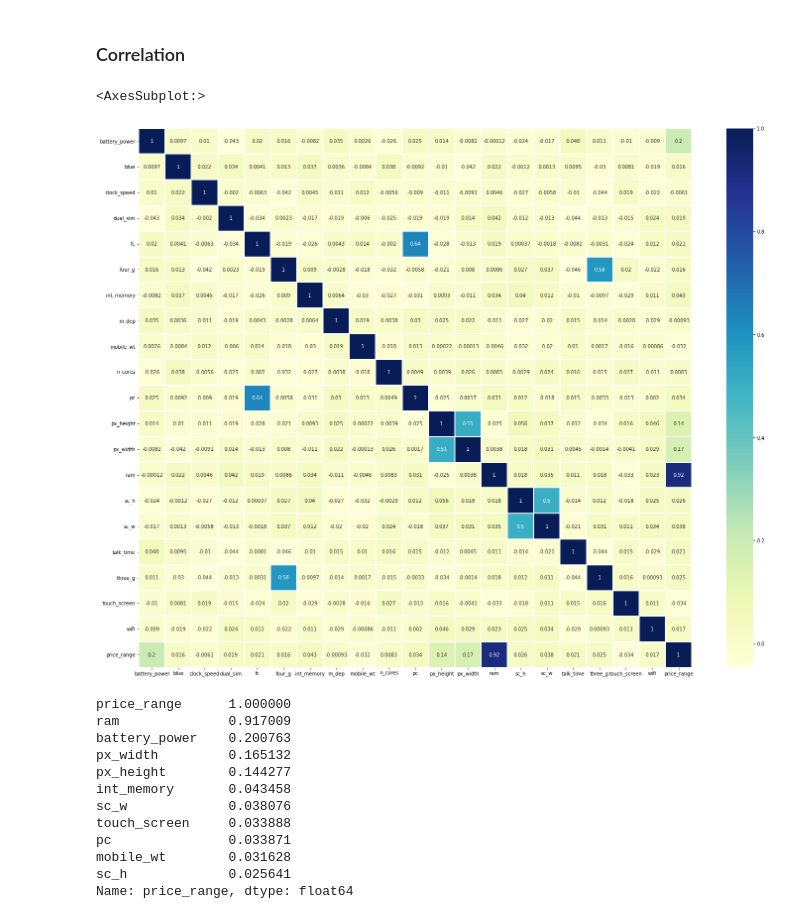
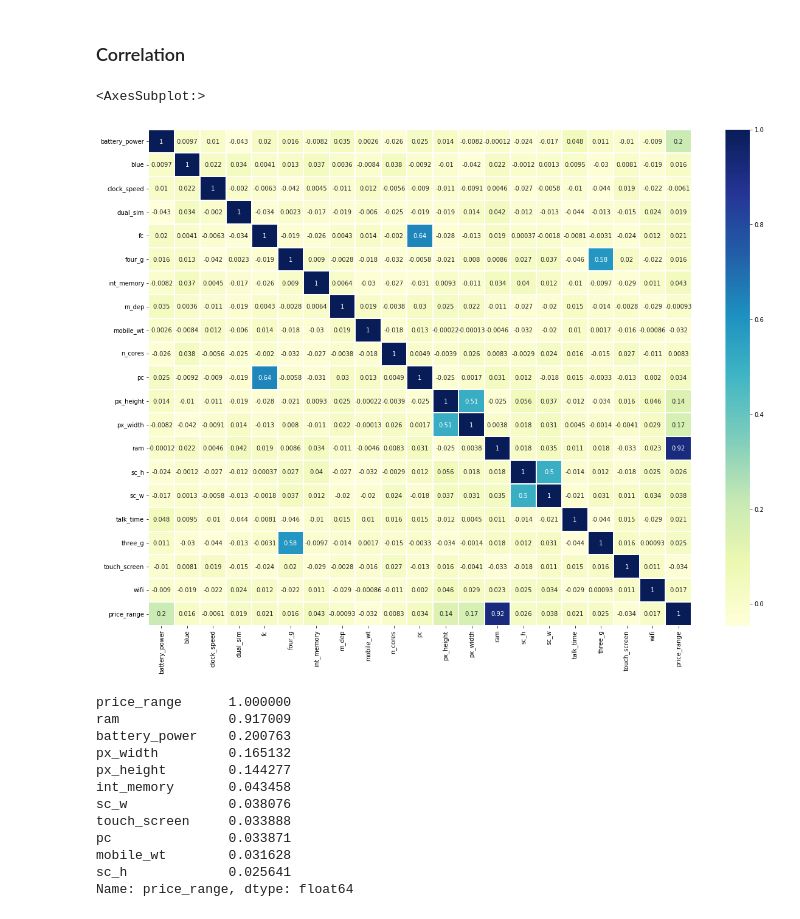
Before and after one commit to Liore-S/mobile-price-classification, a Jupyter notebook: main.ipynb, the cells around one changed output. Cells and saved outputs as stored; diff of their text form; code cells hidden in the pictures.

```diff
--- a/main.ipynb
+++ b/main.ipynb
@@ -143,11 +192,11 @@ sns.countplot(x='three_g', data=df, ax=axs[2])
 # %% [markdown]
 ### Correlation
 # %%
-plt.figure(figsize=(25, 20))
+plt.figure(figsize=(20, 15))
 sns.heatmap(df.corr(), annot=True, cmap='YlGnBu', linewidths=0.2)
 # %% [output]
 <AxesSubplot:>
-[figure, old version]
+[figure, new version]
 # %%
 abs(df.corr()['price_range']).sort_values(ascending=False)[0:11]
 # %% [output]
```
Also changed, not shown: parts of 9 cells of this notebook.
